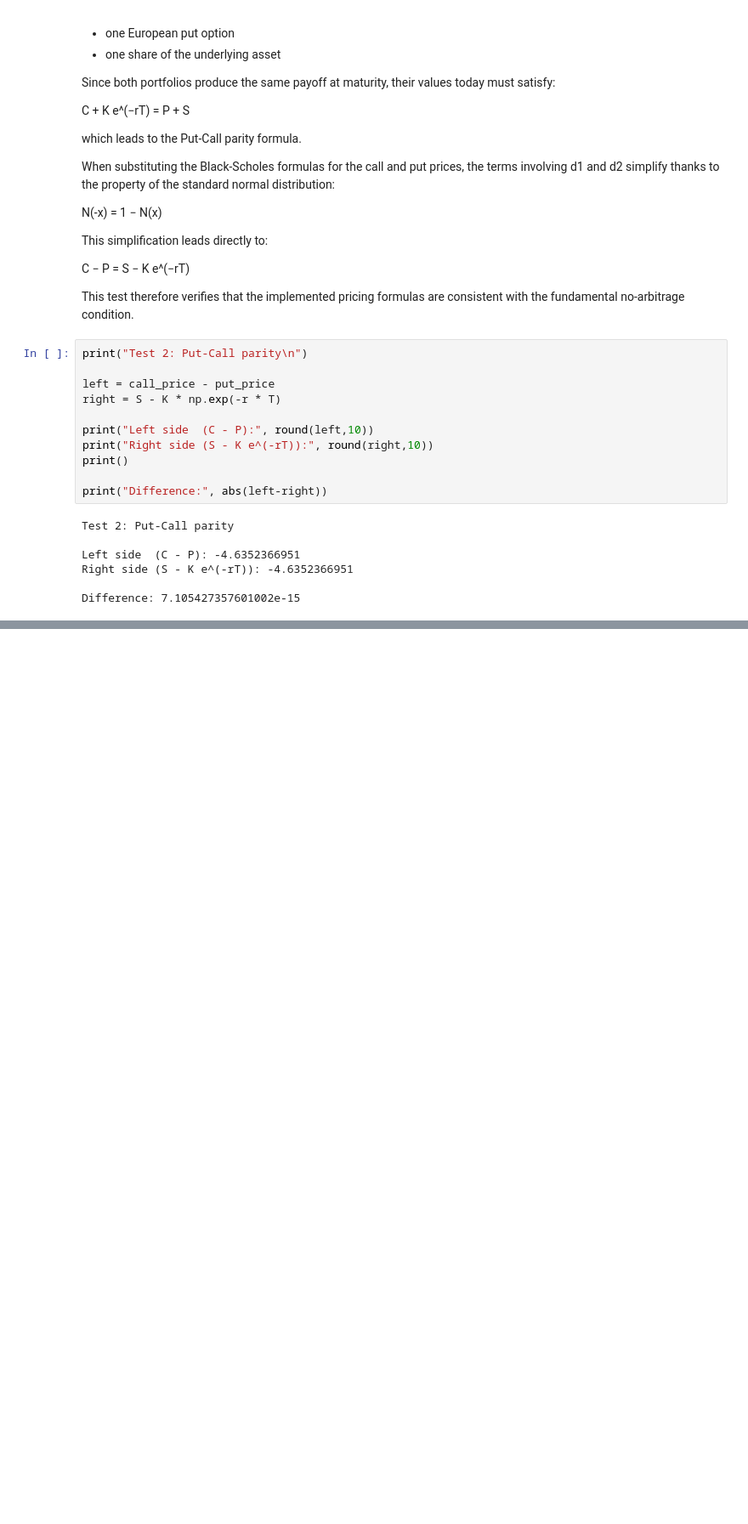
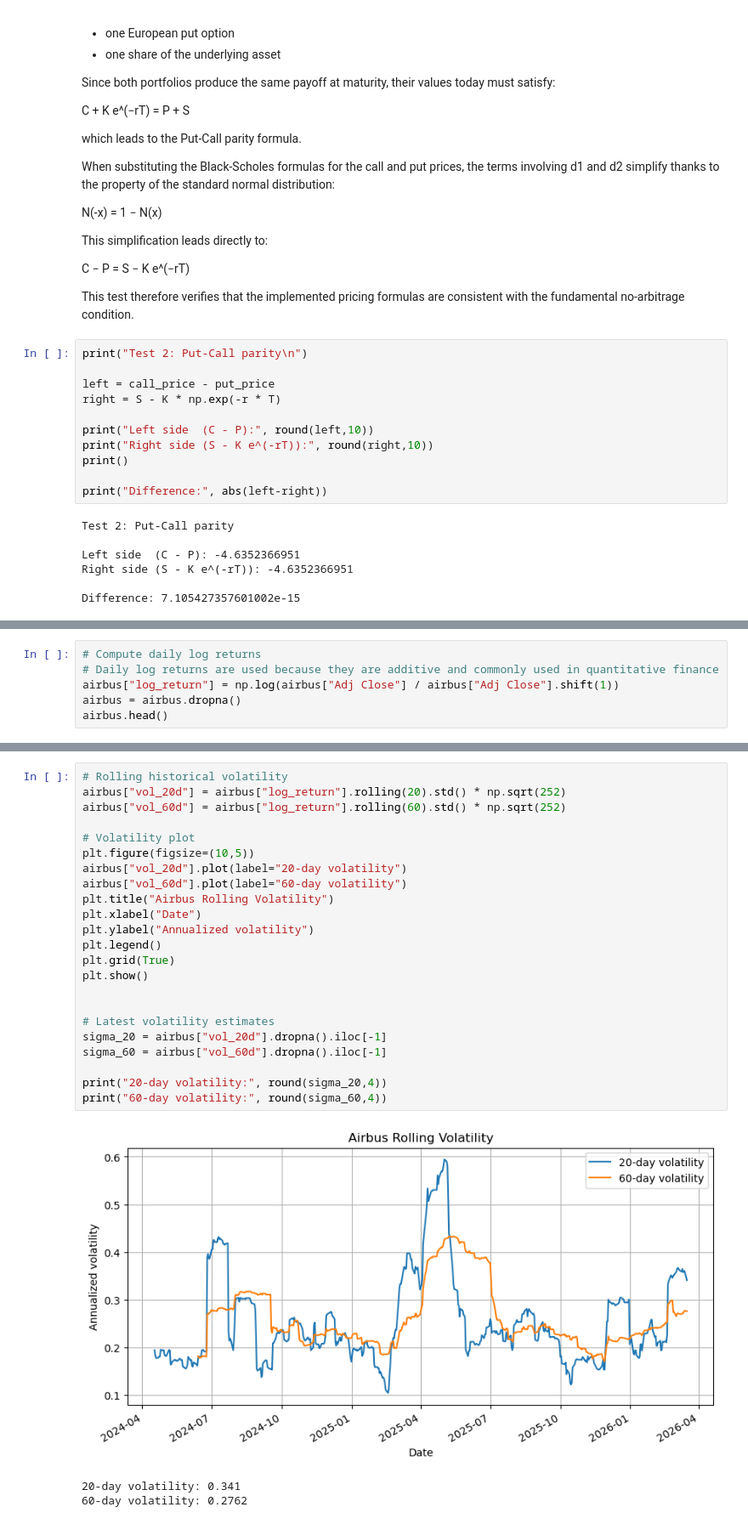
Before and after one commit to nicolasmarveaux456-hue/airbus_option_pricing, a Jupyter notebook: notebooks/01_black_scholes.ipynb, the cells around one changed output, grey strips where cells are left out. Shown at 85% size. Saved outputs shown, nothing was run; the diff lists cells and outputs as text; blank space fills up the shorter version.

```diff
--- a/notebooks/01_black_scholes.ipynb
+++ b/notebooks/01_black_scholes.ipynb
@@ -162,0 +221,6 @@ Difference: 7.105427357601002e-15
+# %%
+# Compute daily log returns
+# Daily log returns are used because they are additive and commonly used in quantitative finance
+airbus["log_return"] = np.log(airbus["Adj Close"] / airbus["Adj Close"].shift(1))
+airbus = airbus.dropna()
+airbus.head()
@@ -162,0 +244,27 @@ Difference: 7.105427357601002e-15
+# %%
+# Rolling historical volatility
+airbus["vol_20d"] = airbus["log_return"].rolling(20).std() * np.sqrt(252)
+airbus["vol_60d"] = airbus["log_return"].rolling(60).std() * np.sqrt(252)
+
+# Volatility plot
+plt.figure(figsize=(10,5))
+airbus["vol_20d"].plot(label="20-day volatility")
+airbus["vol_60d"].plot(label="60-day volatility")
+plt.title("Airbus Rolling Volatility")
+plt.xlabel("Date")
+plt.ylabel("Annualized volatility")
+plt.legend()
+plt.grid(True)
+plt.show()
+
+
+# Latest volatility estimates
+sigma_20 = airbus["vol_20d"].dropna().iloc[-1]
+sigma_60 = airbus["vol_60d"].dropna().iloc[-1]
+
+print("20-day volatility:", round(sigma_20,4))
+print("60-day volatility:", round(sigma_60,4))
+# %% [output]
+[figure, added]
+20-day volatility: 0.341
+60-day volatility: 0.2762
```
Also changed, not shown: parts of 12 cells of this notebook.
